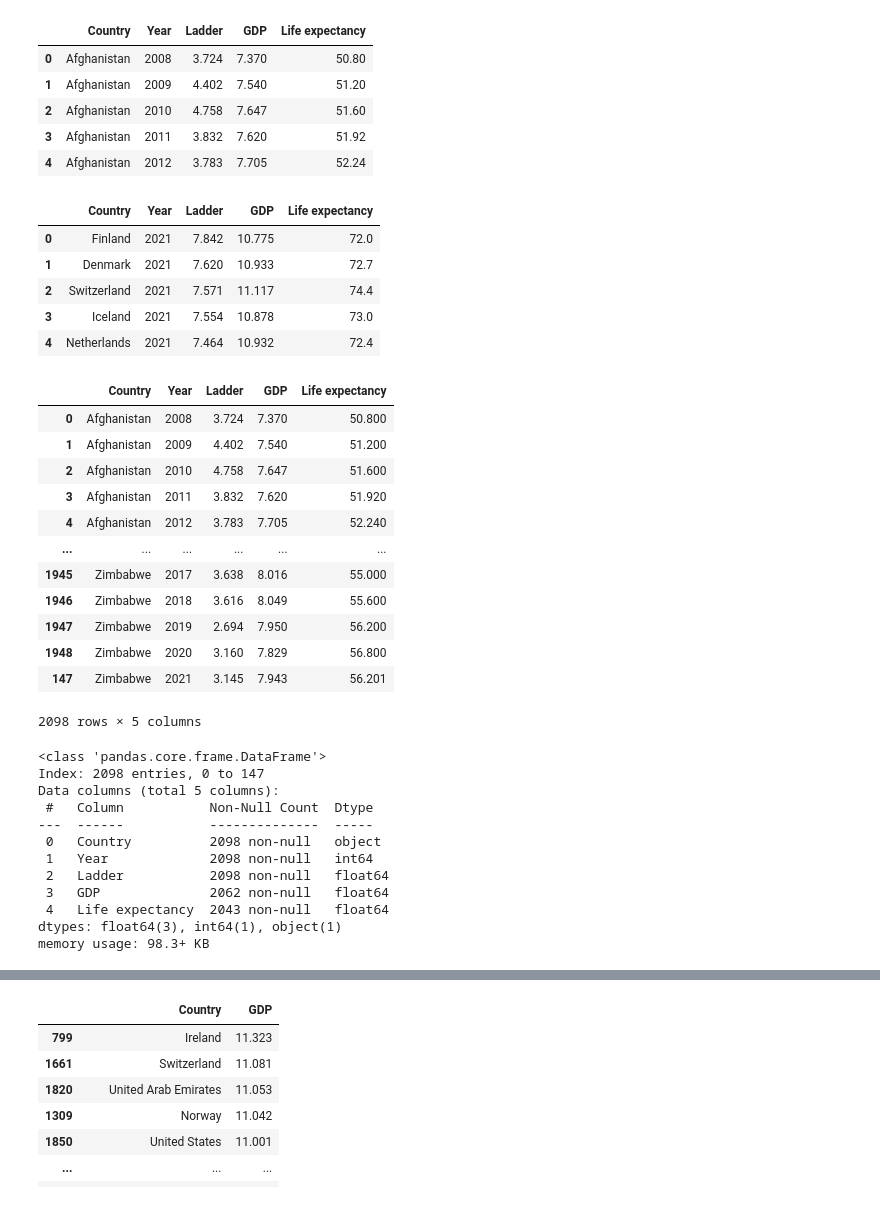
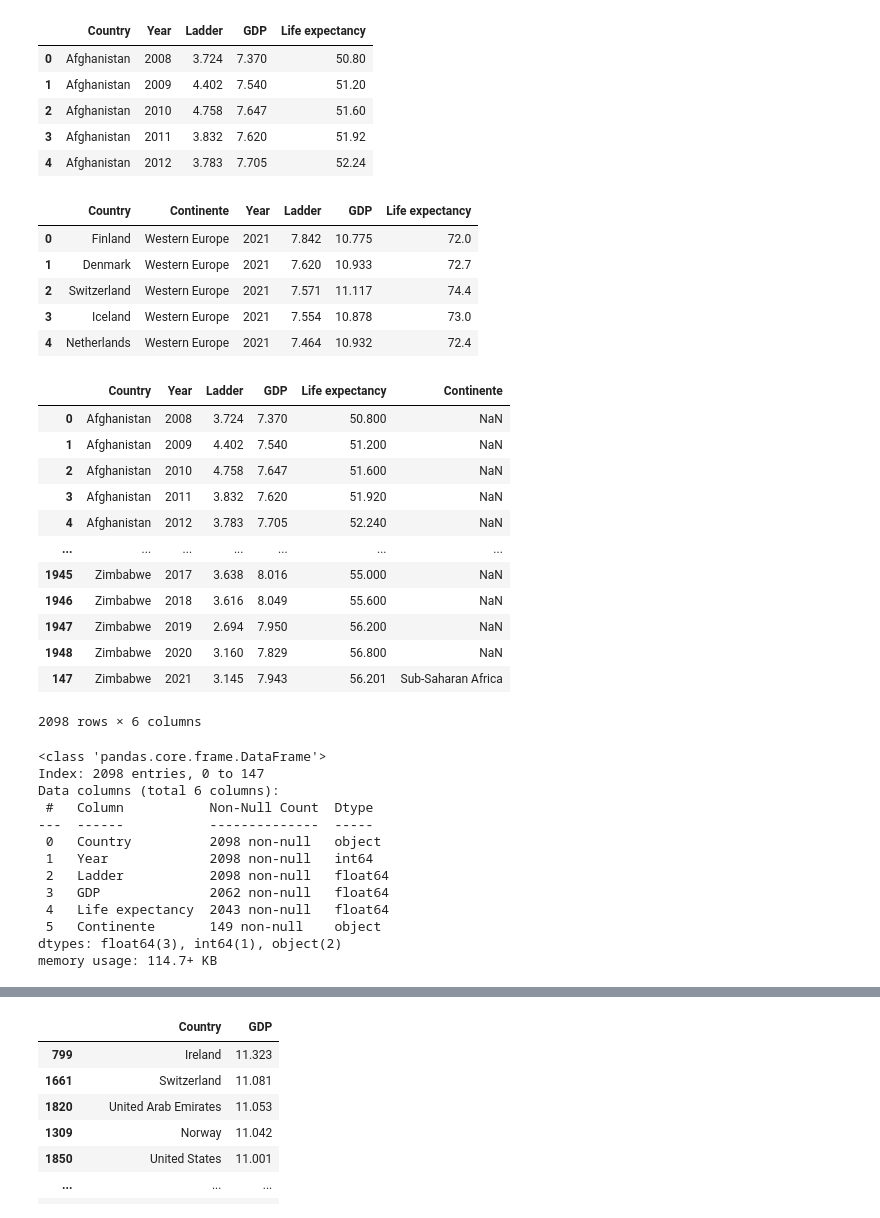
Before and after one commit to ferkuellar/BigData-Procesing, a Jupyter notebook: proyecto.ipynb, the cells around one changed output, grey strips where cells are left out. Cells and saved outputs as stored; diff of their text form; code cells hidden in the pictures.

```diff
--- a/proyecto.ipynb
+++ b/proyecto.ipynb
@@ -54,35 +54,35 @@ f_df1.head()
 # %%
 # Seleccionar y renombrar columnas para que coincidan
 
-f_df2 = df2[["Country name", "year", "Ladder score", "Logged GDP per capita", "Healthy life expectancy"]]
-f_df2.columns = ["Country", "Year", "Ladder", "GDP", "Life expectancy"]
+f_df2 = df2[["Country name",  "Regional indicator", "year", "Ladder score", "Logged GDP per capita", "Healthy life expectancy"]]
+f_df2.columns = ["Country", "Continente", "Year", "Ladder", "GDP", "Life expectancy"]
 f_df2.head()
 # %% [output]
-|  | Country | Year | Ladder | GDP | Life expectancy |
-| 0 | Finland | 2021 | 7.842 | 10.775 | 72.0 |
-| 1 | Denmark | 2021 | 7.620 | 10.933 | 72.7 |
-| 2 | Switzerland | 2021 | 7.571 | 11.117 | 74.4 |
-| 3 | Iceland | 2021 | 7.554 | 10.878 | 73.0 |
-| 4 | Netherlands | 2021 | 7.464 | 10.932 | 72.4 |
+|  | Country | Continente | Year | Ladder | GDP | Life expectancy |
+| 0 | Finland | Western Europe | 2021 | 7.842 | 10.775 | 72.0 |
+| 1 | Denmark | Western Europe | 2021 | 7.620 | 10.933 | 72.7 |
+| 2 | Switzerland | Western Europe | 2021 | 7.571 | 11.117 | 74.4 |
+| 3 | Iceland | Western Europe | 2021 | 7.554 | 10.878 | 73.0 |
+| 4 | Netherlands | Western Europe | 2021 | 7.464 | 10.932 | 72.4 |
 # %%
 # Concatenar DataFrames y ordenar
 
 df_maestro = pd.concat([f_df1, f_df2]).sort_values(by=["Country", "Year"])
 df_maestro
 # %% [output]
-|  | Country | Year | Ladder | GDP | Life expectancy |
-| 0 | Afghanistan | 2008 | 3.724 | 7.370 | 50.800 |
-| 1 | Afghanistan | 2009 | 4.402 | 7.540 | 51.200 |
-| 2 | Afghanistan | 2010 | 4.758 | 7.647 | 51.600 |
-| 3 | Afghanistan | 2011 | 3.832 | 7.620 | 51.920 |
-| 4 | Afghanistan | 2012 | 3.783 | 7.705 | 52.240 |
-| ... | ... | ... | ... | ... | ... |
-| 1945 | Zimbabwe | 2017 | 3.638 | 8.016 | 55.000 |
-| 1946 | Zimbabwe | 2018 | 3.616 | 8.049 | 55.600 |
-| 1947 | Zimbabwe | 2019 | 2.694 | 7.950 | 56.200 |
-| 1948 | Zimbabwe | 2020 | 3.160 | 7.829 | 56.800 |
-| 147 | Zimbabwe | 2021 | 3.145 | 7.943 | 56.201 |
+|  | Country | Year | Ladder | GDP | Life expectancy | Continente |
+| 0 | Afghanistan | 2008 | 3.724 | 7.370 | 50.800 | NaN |
+| 1 | Afghanistan | 2009 | 4.402 | 7.540 | 51.200 | NaN |
+| 2 | Afghanistan | 2010 | 4.758 | 7.647 | 51.600 | NaN |
+| 3 | Afghanistan | 2011 | 3.832 | 7.620 | 51.920 | NaN |
+| 4 | Afghanistan | 2012 | 3.783 | 7.705 | 52.240 | NaN |
+| ... | ... | ... | ... | ... | ... | ... |
+| 1945 | Zimbabwe | 2017 | 3.638 | 8.016 | 55.000 | NaN |
+| 1946 | Zimbabwe | 2018 | 3.616 | 8.049 | 55.600 | NaN |
+| 1947 | Zimbabwe | 2019 | 2.694 | 7.950 | 56.200 | NaN |
+| 1948 | Zimbabwe | 2020 | 3.160 | 7.829 | 56.800 | NaN |
+| 147 | Zimbabwe | 2021 | 3.145 | 7.943 | 56.201 | Sub-Saharan Africa |
-2098 rows × 5 columns
+2098 rows × 6 columns
 # %%
 # Información del DataFrame concatenado
 
@@ -90,7 +90,7 @@ df_maestro.info()
 # %% [output]
 <class 'pandas.core.frame.DataFrame'>
 Index: 2098 entries, 0 to 147
-Data columns (total 5 columns):
+Data columns (total 6 columns):
  #   Column           Non-Null Count  Dtype
 ---  ------           --------------  -----
  0   Country          2098 non-null   object
@@ -98,8 +98,9 @@ Data columns (total 5 columns):
  2   Ladder           2098 non-null   float64
  3   GDP              2062 non-null   float64
  4   Life expectancy  2043 non-null   float64
-dtypes: float64(3), int64(1), object(1)
-memory usage: 98.3+ KB
+ 5   Continente       149 non-null    object
+dtypes: float64(3), int64(1), object(2)
+memory usage: 114.7+ KB
 # %%
 # Verificar si hay valores nulos en GDP
 
```
Also changed, not shown: parts of 22 cells of this notebook.
